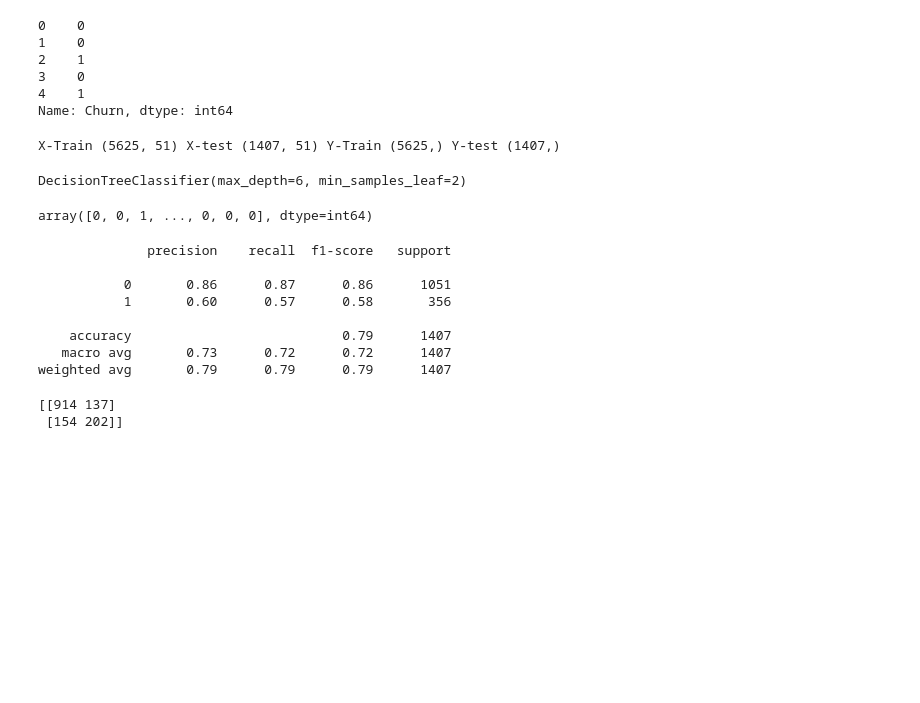
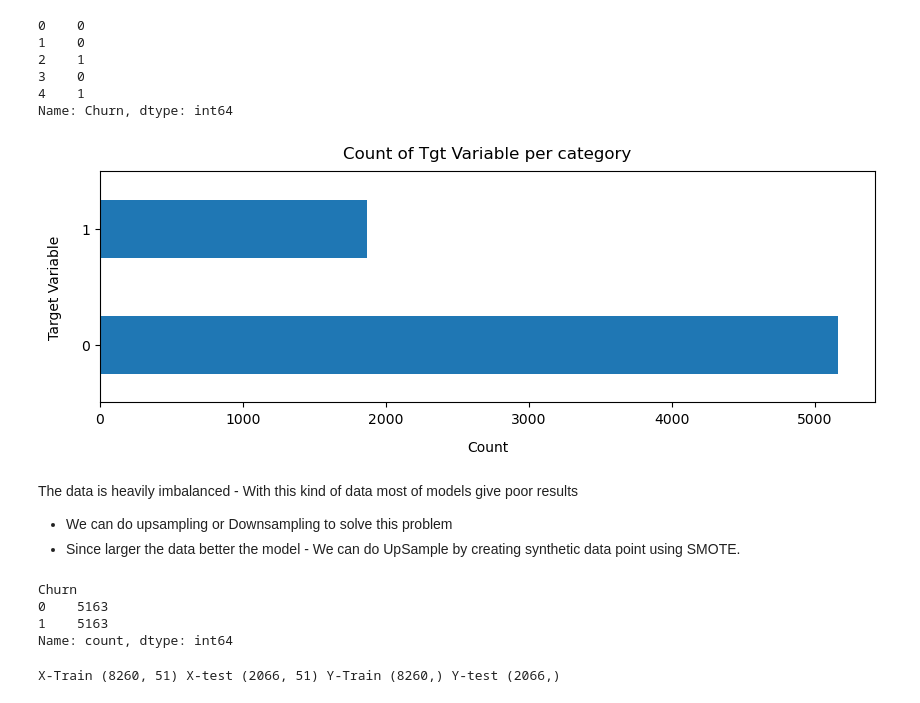
Before and after one commit to sayed-ashfaq/Customer-Churn-Prediction, a Jupyter notebook: ModelBuilding_ChurnPrediction.ipynb, the cells around one changed output. Saved outputs shown, nothing was run; the diff lists cells and outputs as text; code cells hidden in the pictures; blank space fills up the shorter version.

```diff
--- a/ModelBuilding_ChurnPrediction.ipynb
+++ b/ModelBuilding_ChurnPrediction.ipynb
@@ -63,39 +56,32 @@ y.head()
 3    0
 4    1
 Name: Churn, dtype: int64
+# %%
+y.value_counts().plot(kind= "barh", figsize=(10,3))
+plt.xlabel("Count", labelpad= 10)
+plt.ylabel("Target Variable", labelpad= 14)
+plt.title("Count of Tgt Variable per category", y= 1.02)
+plt.show()
+# %% [output]
+[figure, added]
+# %% [markdown]
+The data is heavily imbalanced - With this kind of data most of models give poor results
+- We can do upsampling or Downsampling to solve this problem
+- Since larger the data better the model - We can do UpSample by creating synthetic data point using SMOTE.
+# %%
+sm = SMOTE(random_state= 42)
+x_resampled, y_resampled = sm.fit_resample(x, y)
+y_resampled.value_counts()
+# %% [output]
+Churn
+0    5163
+1    5163
+Name: count, dtype: int64
 # %%
 # split the data into train and test
 
-x_train, x_test, y_train, y_test = train_test_split(x, y, test_size= 0.2)
+x_train, x_test, y_train, y_test = train_test_split(x_resampled, y_resampled, test_size= 0.2)
 
 print('X-Train', x_train.shape, "X-test", x_test.shape, "Y-Train", y_train.shape, "Y-test", y_test.shape)
 # %% [output]
-X-Train (5625, 51) X-test (1407, 51) Y-Train (5625,) Y-test (1407,)
+X-Train (8260, 51) X-test (2066, 51) Y-Train (8260,) Y-test (2066,)
-# %%
-h = 6 #Hyperparameter
-
-model_dt = DecisionTreeClassifier(criterion="gini", max_depth= h, min_samples_leaf=2)
-model_dt.fit(x_train, y_train)
-# %% [output]
-DecisionTreeClassifier(max_depth=6, min_samples_leaf=2)
-# %%
-y_pred = model_dt.predict(x_test)
-y_pred
-# %% [output]
-array([0, 0, 1, ..., 0, 0, 0], dtype=int64)
-# %%
-print(classification_report(y_test, y_pred, labels= [0,1]))
-# %% [output]
-              precision    recall  f1-score   support
-
-           0       0.86      0.87      0.86      1051
-           1       0.60      0.57      0.58       356
-
-    accuracy                           0.79      1407
-   macro avg       0.73      0.72      0.72      1407
-weighted avg       0.79      0.79      0.79      1407
-# %%
-print(confusion_matrix(y_test, y_pred))
-# %% [output]
-[[914 137]
- [154 202]]
```
Also changed, not shown: parts of 17 cells of this notebook, 7 other files.
